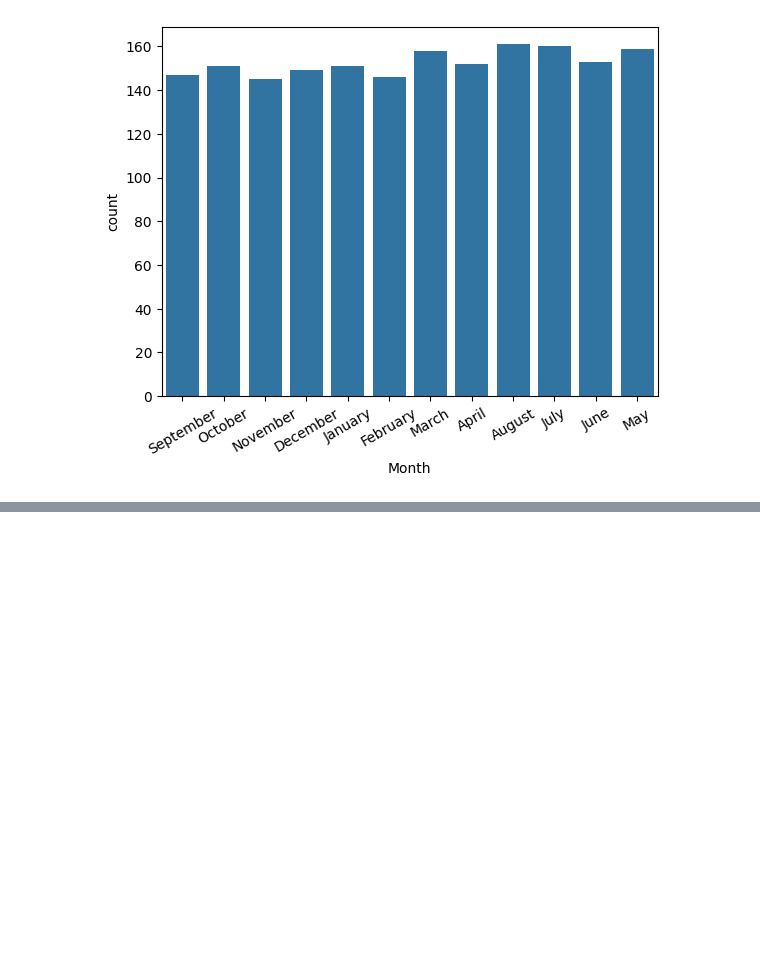
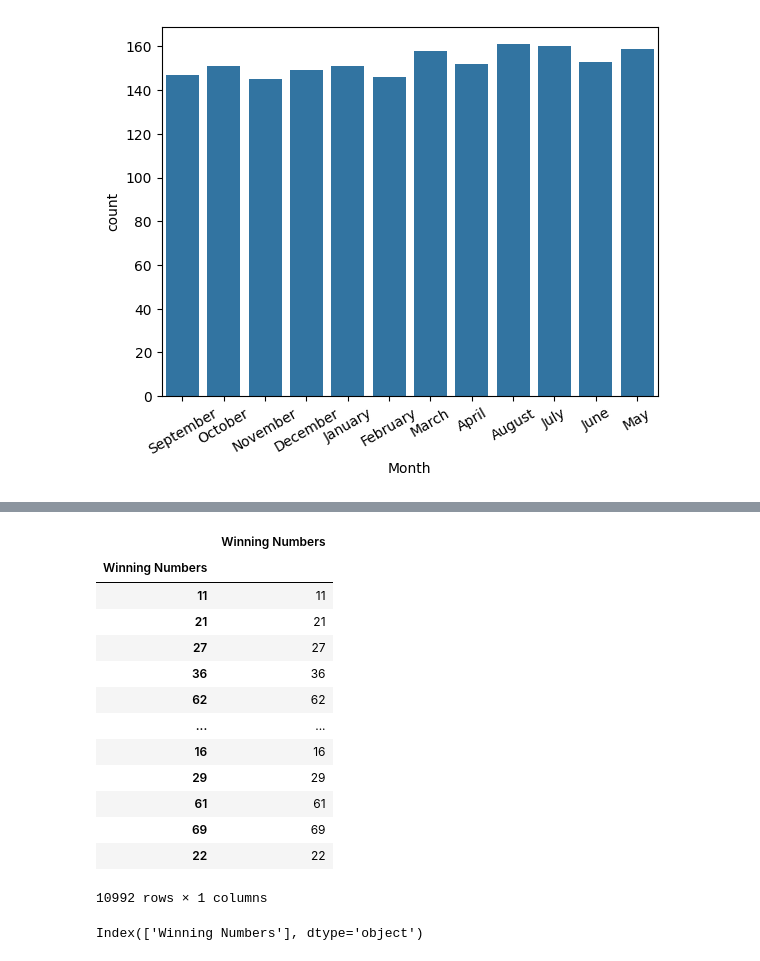
Before and after one commit to Szafranerio/Data_InDepth, a Jupyter notebook: Seaborn/Lottery_Dataset.ipynb, the cells around one changed output, grey strips where cells are left out. Saved outputs shown, nothing was run; the diff lists cells and outputs as text; code cells hidden in the pictures; blank space fills up the shorter version.

```diff
--- a/Seaborn/Lottery_Dataset.ipynb
+++ b/Seaborn/Lottery_Dataset.ipynb
@@ -132,0 +124,22 @@ plt.show()
+# %%
+numbers = numbers.set_index(numbers['Winning Numbers'])
+numbers
+# %% [output]
+|  | Winning Numbers |
+| Winning Numbers |  |
+| 11 | 11 |
+| 21 | 21 |
+| 27 | 27 |
+| 36 | 36 |
+| 62 | 62 |
+| ... | ... |
+| 16 | 16 |
+| 29 | 29 |
+| 61 | 61 |
+| 69 | 69 |
+| 22 | 22 |
+10992 rows × 1 columns
+# %%
+numbers.columns
+# %% [output]
+Index(['Winning Numbers'], dtype='object')
```
Also changed, not shown: parts of 10 cells of this notebook.
